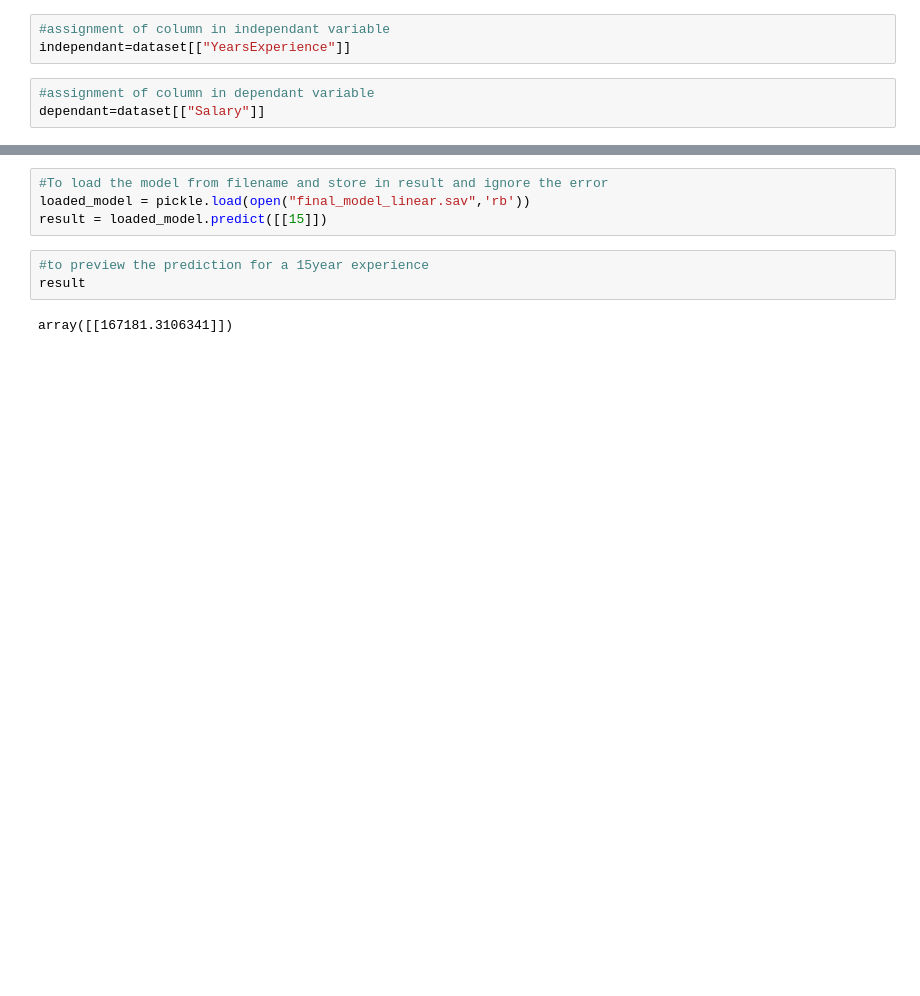
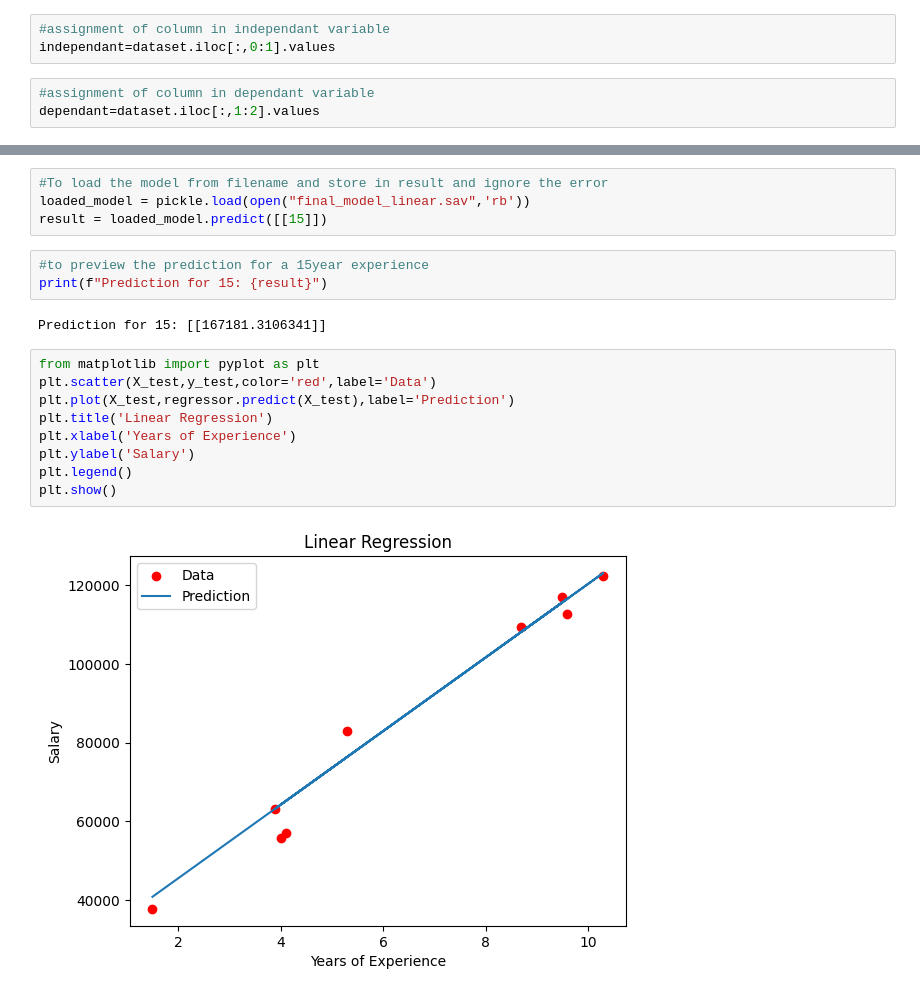
Before and after one commit to muthuvel92/Machine_Learning_Linear_regression_model, a Jupyter notebook: 1.Simple_Linear_Regression-Phase1_Model_creation.ipynb, the cells around one changed output, grey strips where cells are left out. Saved outputs shown, nothing was run; the diff lists cells and outputs as text; blank space fills up the shorter version.

```diff
--- a/1.Simple_Linear_Regression-Phase1_Model_creation.ipynb
+++ b/1.Simple_Linear_Regression-Phase1_Model_creation.ipynb
@@ -29,10 +29,10 @@ dataset
 | 29 | 10.5 | 121872.0 |
 # %%
 #assignment of column in independant variable
-independant=dataset[["YearsExperience"]]
+independant=dataset.iloc[:,0:1].values
 # %%
 #assignment of column in dependant variable
-dependant=dataset[["Salary"]]
+dependant=dataset.iloc[:,1:2].values
 # %%
 #import scikit learn model by selection
 #output gives combined result as per variables included in train_test-split with random selection
@@ -109,6 +112,17 @@ loaded_model = pickle.load(open("final_model_linear.sav",'rb'))
 result = loaded_model.predict([[15]])
 # %%
 #to preview the prediction for a 15year experience
-result
+print(f"Prediction for 15: {result}")
 # %% [output]
-array([[167181.3106341]])
+Prediction for 15: [[167181.3106341]]
+# %%
+from matplotlib import pyplot as plt
+plt.scatter(X_test,y_test,color='red',label='Data')
+plt.plot(X_test,regressor.predict(X_test),label='Prediction')
+plt.title('Linear Regression')
+plt.xlabel('Years of Experience')
+plt.ylabel('Salary')
+plt.legend()
+plt.show()
+# %% [output]
+[figure, added]
```
Also changed, not shown: parts of 4 cells of this notebook, 1 other file.
